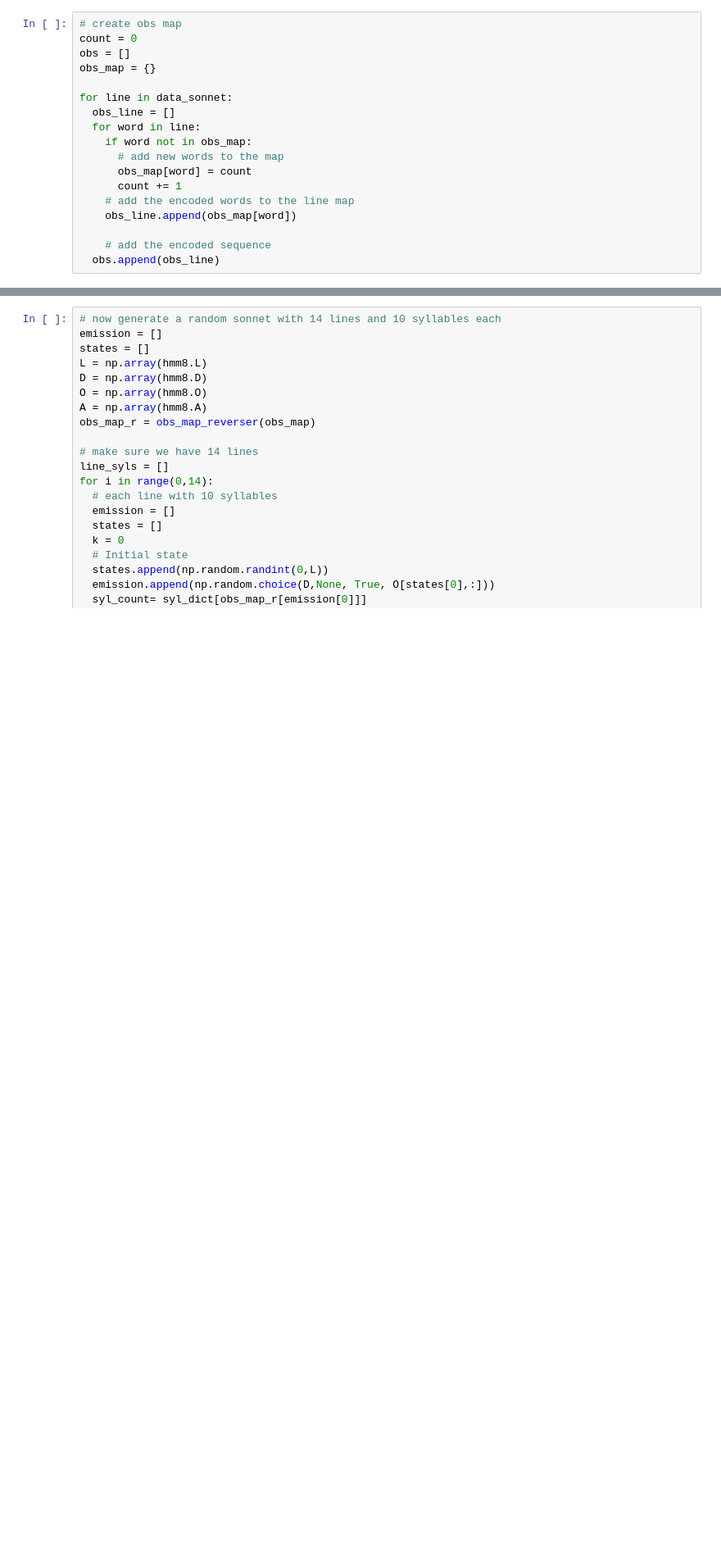
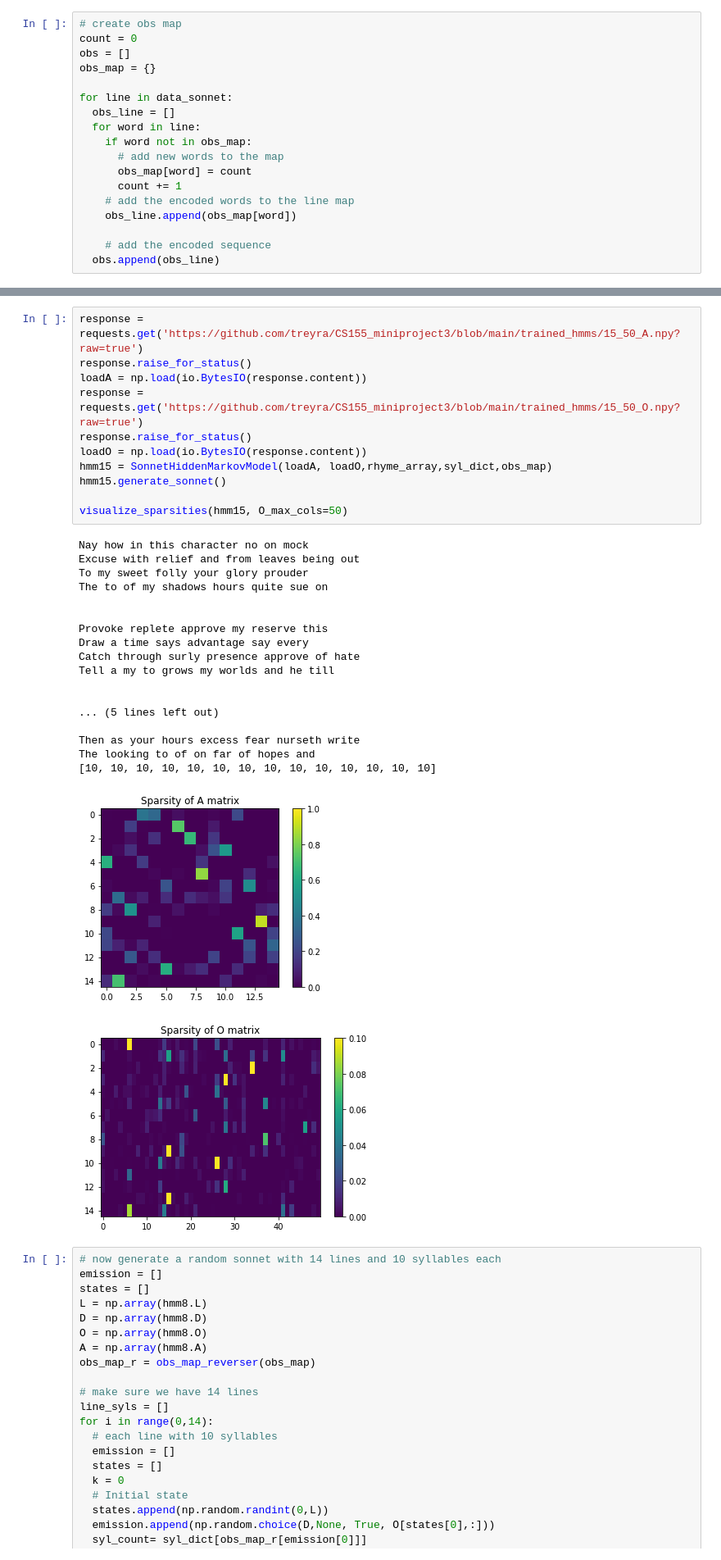
Before and after one commit to treyra/CS155_miniproject3, a Jupyter notebook: Indecision_Trees_Notebook_MiniProject_3.ipynb, the cells around one changed output, grey strips where cells are left out. Shown: that part at 82% size. Cells and saved outputs as stored; diff of their text form; blank space fills up the shorter version.

```diff
--- a/Indecision_Trees_Notebook_MiniProject_3.ipynb
+++ b/Indecision_Trees_Notebook_MiniProject_3.ipynb
@@ -1024,3 +1214,34 @@ print(obs_map)
+# %%
+response = requests.get('https://github.com/treyra/CS155_miniproject3/blob/main/trained_hmms/15_50_A.npy?raw=true')
+response.raise_for_status()
+loadA = np.load(io.BytesIO(response.content))
+response = requests.get('https://github.com/treyra/CS155_miniproject3/blob/main/trained_hmms/15_50_O.npy?raw=true')
+response.raise_for_status()
+loadO = np.load(io.BytesIO(response.content))
+hmm15 = SonnetHiddenMarkovModel(loadA, loadO,rhyme_array,syl_dict,obs_map)
+hmm15.generate_sonnet()
+
+visualize_sparsities(hmm15, O_max_cols=50)
+# %% [output]
+Nay how in this character no on mock
+Excuse with relief and from leaves being out
+To my sweet folly your glory prouder
+The to of my shadows hours quite sue on
+
+
+Provoke replete approve my reserve this
+Draw a time says advantage say every
+Catch through surly presence approve of hate
+Tell a my to grows my worlds and he till
+
+
+... (5 lines left out)
+
+Then as your hours excess fear nurseth write
+The looking to of on far of hopes and
+[10, 10, 10, 10, 10, 10, 10, 10, 10, 10, 10, 10, 10, 10]
+[figure, added]
+[figure, added]
 # %%
 # now generate a random sonnet with 14 lines and 10 syllables each
 emission = []
```
Also changed, not shown: parts of 19 cells of this notebook.
